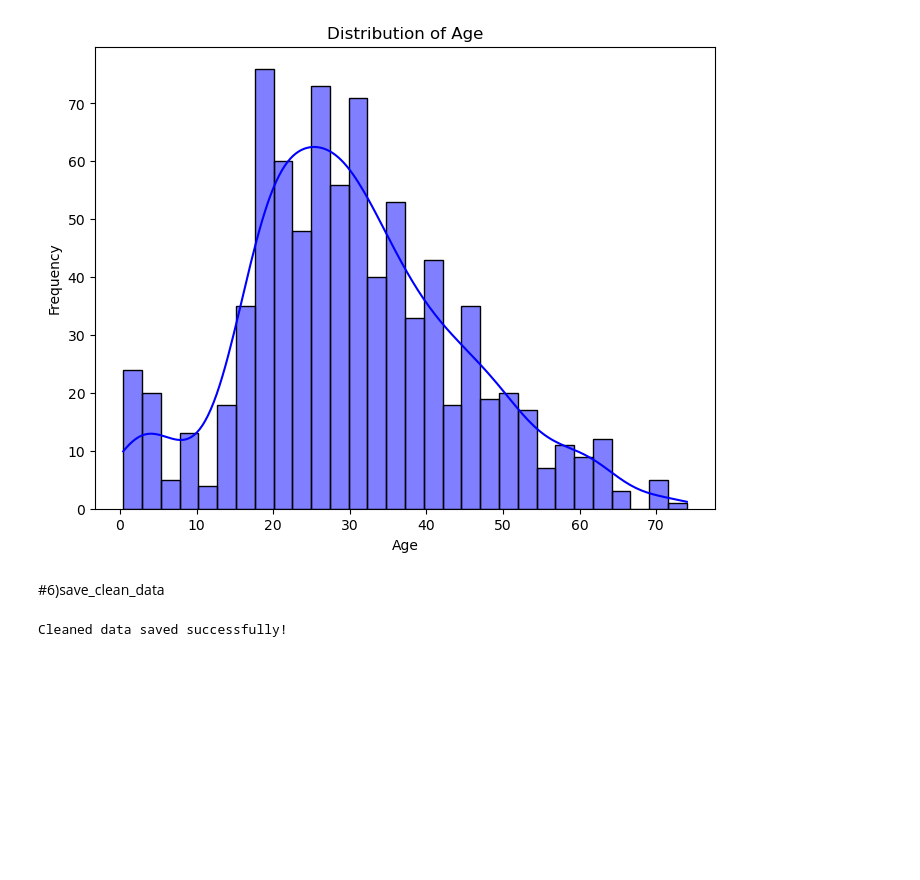
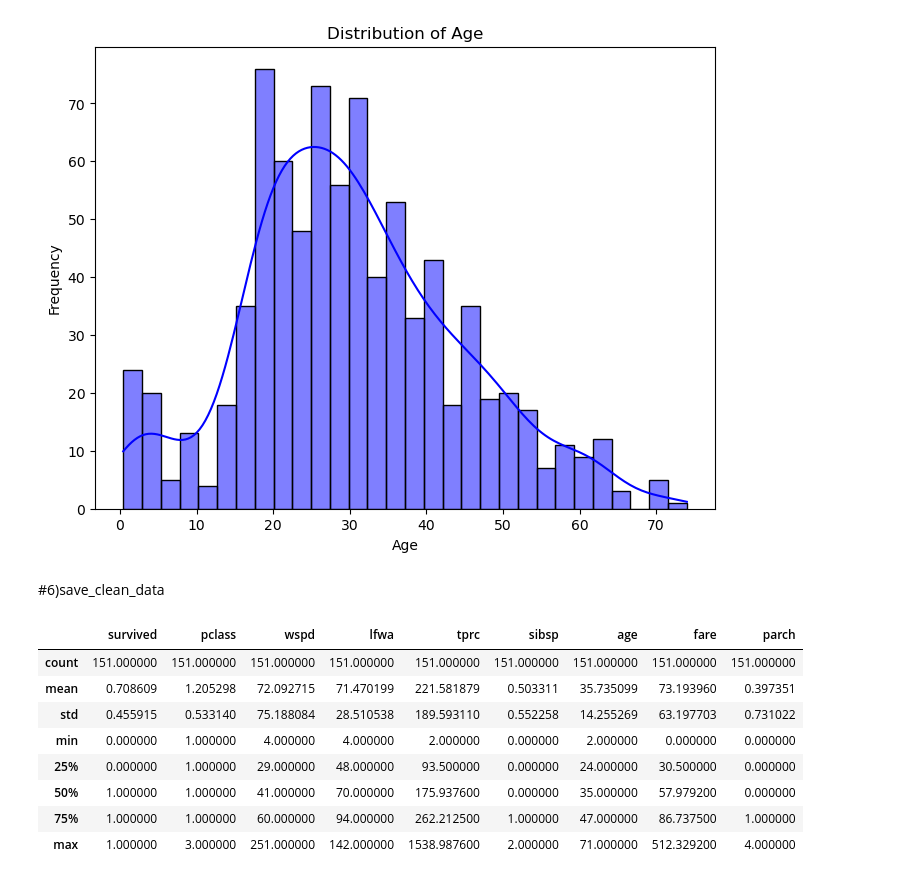
Before and after one commit to Fathia-A/BINF5507-Assignment1, a Jupyter notebook: script/main.ipynb, the cells around one changed output. Cells and saved outputs as stored; diff of their text form; code cells hidden in the pictures; blank space fills up the shorter version.

```diff
--- a/script/main.ipynb
+++ b/script/main.ipynb
@@ -88,10 +194,33 @@ plt.show()
 [figure]
 # %% [markdown]
 #6)save_clean_data
-# %%
-# Save the cleaned data to a new CSV file
-cleaned_data.to_csv("cleaned_data.csv", index=False)
-
-print("Cleaned data saved successfully!")
-# %% [output]
-Cleaned data saved successfully!
+# %%
+# Save the cleaned data to a new CSV fileimport pandas as pd
+
+# Define the file name
+file_name = "cleaned_data.csv"
+
+# Append 'cleaned_data' to the CSV (create the file if it doesn't exist)
+cleaned_data.to_csv(file_name, mode='a', header=not pd.io.common.file_exists(file_name), index=False)
+
+# Append 'no_duplicates' to the CSV
+no_duplicates.to_csv(file_name, mode='a', header=False, index=False)
+
+# Append 'data_no_outliers' to the CSV
+data_no_outliers.to_csv(file_name, mode='a', header=False, index=False)
+
+cleaned_data.to_csv("cleaned_data.csv", index = False)
+path_to_file = 'cleaned_data.csv'
+all_cleaned_data = pd.read_csv(path_to_file)
+# %%
+all_cleaned_data.describe()
+# %% [output]
+|  | survived | pclass | wspd | lfwa | tprc | sibsp | age | fare | parch |
+| count | 151.000000 | 151.000000 | 151.000000 | 151.000000 | 151.000000 | 151.000000 | 151.000000 | 151.000000 | 151.000000 |
+| mean | 0.708609 | 1.205298 | 72.092715 | 71.470199 | 221.581879 | 0.503311 | 35.735099 | 73.193960 | 0.397351 |
+| std | 0.455915 | 0.533140 | 75.188084 | 28.510538 | 189.593110 | 0.552258 | 14.255269 | 63.197703 | 0.731022 |
+| min | 0.000000 | 1.000000 | 4.000000 | 4.000000 | 2.000000 | 0.000000 | 2.000000 | 0.000000 | 0.000000 |
+| 25% | 0.000000 | 1.000000 | 29.000000 | 48.000000 | 93.500000 | 0.000000 | 24.000000 | 30.500000 | 0.000000 |
+| 50% | 1.000000 | 1.000000 | 41.000000 | 70.000000 | 175.937600 | 0.000000 | 35.000000 | 57.979200 | 0.000000 |
+| 75% | 1.000000 | 1.000000 | 60.000000 | 94.000000 | 262.212500 | 1.000000 | 47.000000 | 86.737500 | 1.000000 |
+| max | 1.000000 | 3.000000 | 251.000000 | 142.000000 | 1538.987600 | 2.000000 | 71.000000 | 512.329200 | 4.000000 |
```
Also changed, not shown: parts of 9 cells of this notebook, 6 other files.
